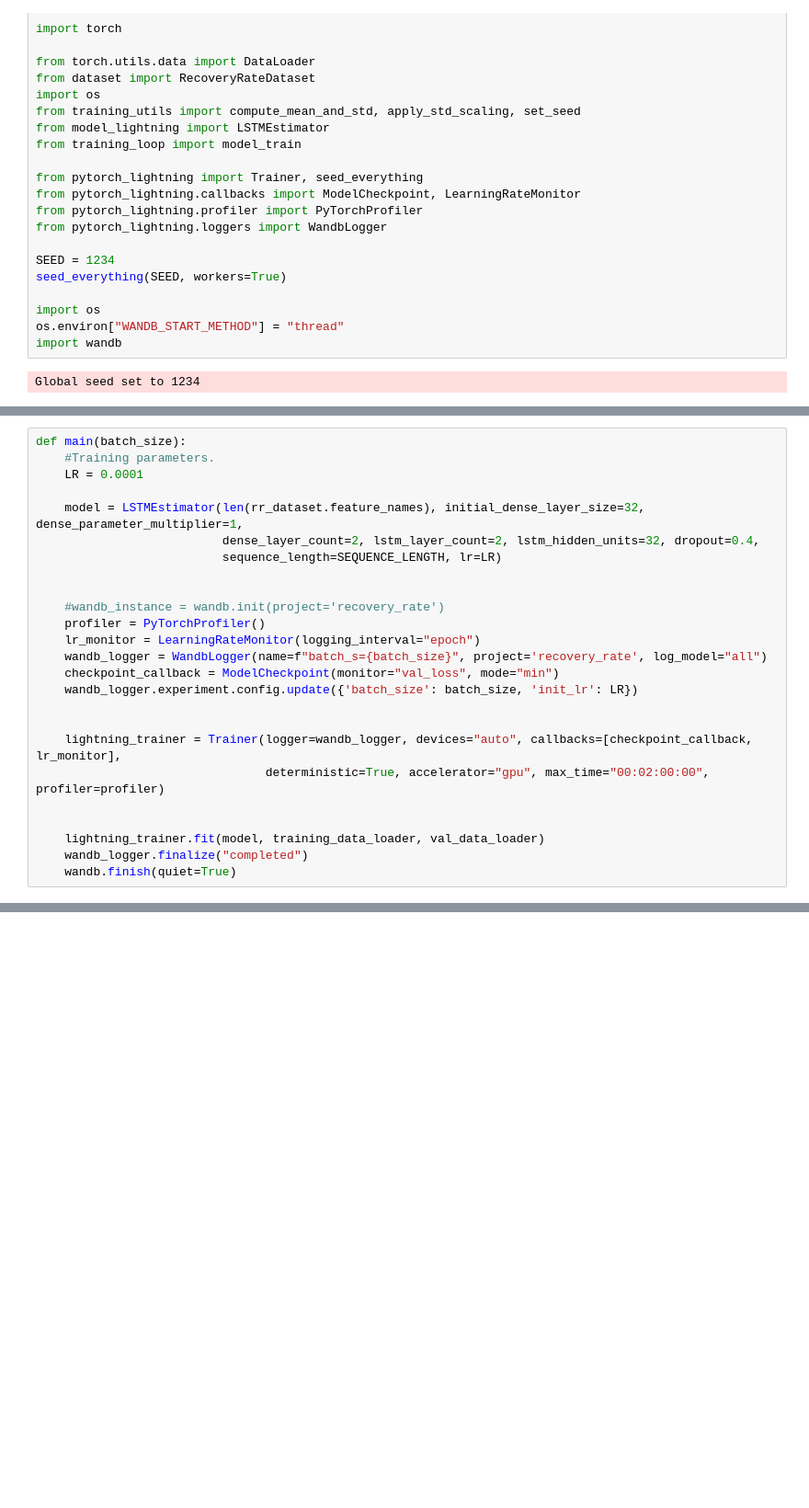
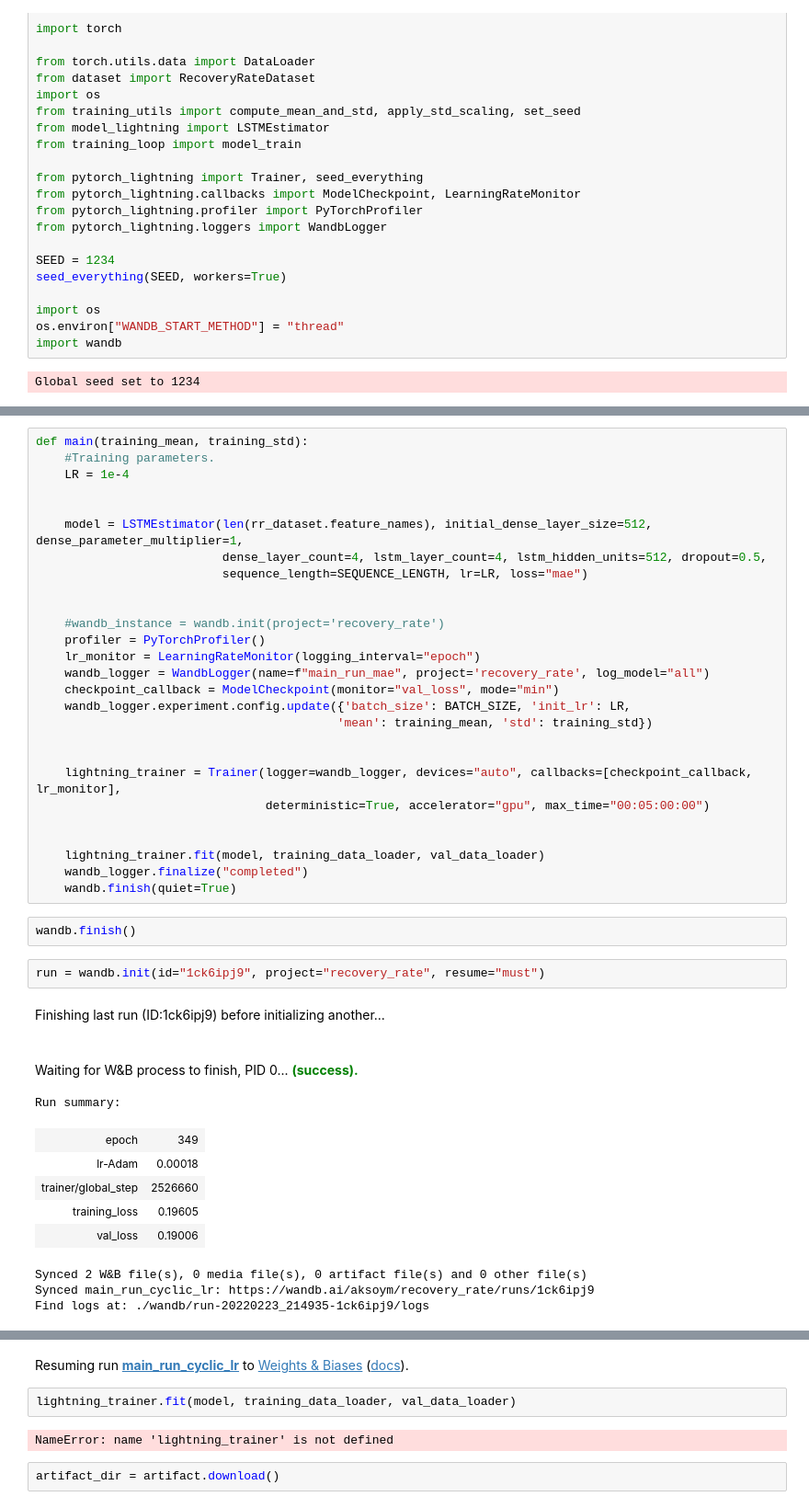
Before and after one commit to aksoym/EU_Airports_RecoveryEstimation, a Jupyter notebook: NN_recovery_rate_estimation/lightning_trainer.ipynb, the cells around one changed output, grey strips where cells are left out. Shown: that part at 92% size. Cells and saved outputs as stored; diff of their text form; blank space fills up the shorter version.

```diff
--- a/NN_recovery_rate_estimation/lightning_trainer.ipynb
+++ b/NN_recovery_rate_estimation/lightning_trainer.ipynb
@@ -128,25 +88,43 @@ wandb: WARNING A graphql request initiated by the public wandb API timed out (ti
 # %%
-def main(batch_size):
+def main(training_mean, training_std):
     #Training parameters.
-    LR = 0.0001
+    LR = 1e-4
 
-    model = LSTMEstimator(len(rr_dataset.feature_names), initial_dense_layer_size=32, dense_parameter_multiplier=1,
-                          dense_layer_count=2, lstm_layer_count=2, lstm_hidden_units=32, dropout=0.4,
-                          sequence_length=SEQUENCE_LENGTH, lr=LR)
+
+    model = LSTMEstimator(len(rr_dataset.feature_names), initial_dense_layer_size=512, dense_parameter_multiplier=1,
+                          dense_layer_count=4, lstm_layer_count=4, lstm_hidden_units=512, dropout=0.5,
+                          sequence_length=SEQUENCE_LENGTH, lr=LR, loss="mae")
 
 
     #wandb_instance = wandb.init(project='recovery_rate')
     profiler = PyTorchProfiler()
     lr_monitor = LearningRateMonitor(logging_interval="epoch")
-    wandb_logger = WandbLogger(name=f"batch_s={batch_size}", project='recovery_rate', log_model="all")
+    wandb_logger = WandbLogger(name=f"main_run_mae", project='recovery_rate', log_model="all")
     checkpoint_callback = ModelCheckpoint(monitor="val_loss", mode="min")
-    wandb_logger.experiment.config.update({'batch_size': batch_size, 'init_lr': LR})
+    wandb_logger.experiment.config.update({'batch_size': BATCH_SIZE, 'init_lr': LR,
+                                          'mean': training_mean, 'std': training_std})
 
 
     lightning_trainer = Trainer(logger=wandb_logger, devices="auto", callbacks=[checkpoint_callback, lr_monitor],
-                                deterministic=True, accelerator="gpu", max_time="00:02:00:00", profiler=profiler)
+                                deterministic=True, accelerator="gpu", max_time="00:05:00:00")
 
 
     lightning_trainer.fit(model, training_data_loader, val_data_loader)
     wandb_logger.finalize("completed")
     wandb.finish(quiet=True)
+# %%
+wandb.finish()
+# %%
+run = wandb.init(id="1ck6ipj9", project="recovery_rate", resume="must")
+# %% [output]
+Finishing last run (ID:1ck6ipj9) before initializing another...
+Waiting for W&B process to finish, PID 0... (success).
+Run summary:
+| epoch | 349 |
+| lr-Adam | 0.00018 |
+| trainer/global_step | 2526660 |
+| training_loss | 0.19605 |
+| val_loss | 0.19006 |
+Synced 2 W&B file(s), 0 media file(s), 0 artifact file(s) and 0 other file(s)
+Synced main_run_cyclic_lr: https://wandb.ai/aksoym/recovery_rate/runs/1ck6ipj9
+Find logs at: ./wandb/run-20220223_214935-1ck6ipj9/logs
@@ -152,0 +132,7 @@ def main(batch_size):
+Resuming run main_run_cyclic_lr to Weights & Biases (docs).
+# %%
+lightning_trainer.fit(model, training_data_loader, val_data_loader)
+# %% [output]
+NameError: name 'lightning_trainer' is not defined
+# %%
+artifact_dir = artifact.download()
```
Also changed, not shown: parts of 8 cells of this notebook, 1 other file.
